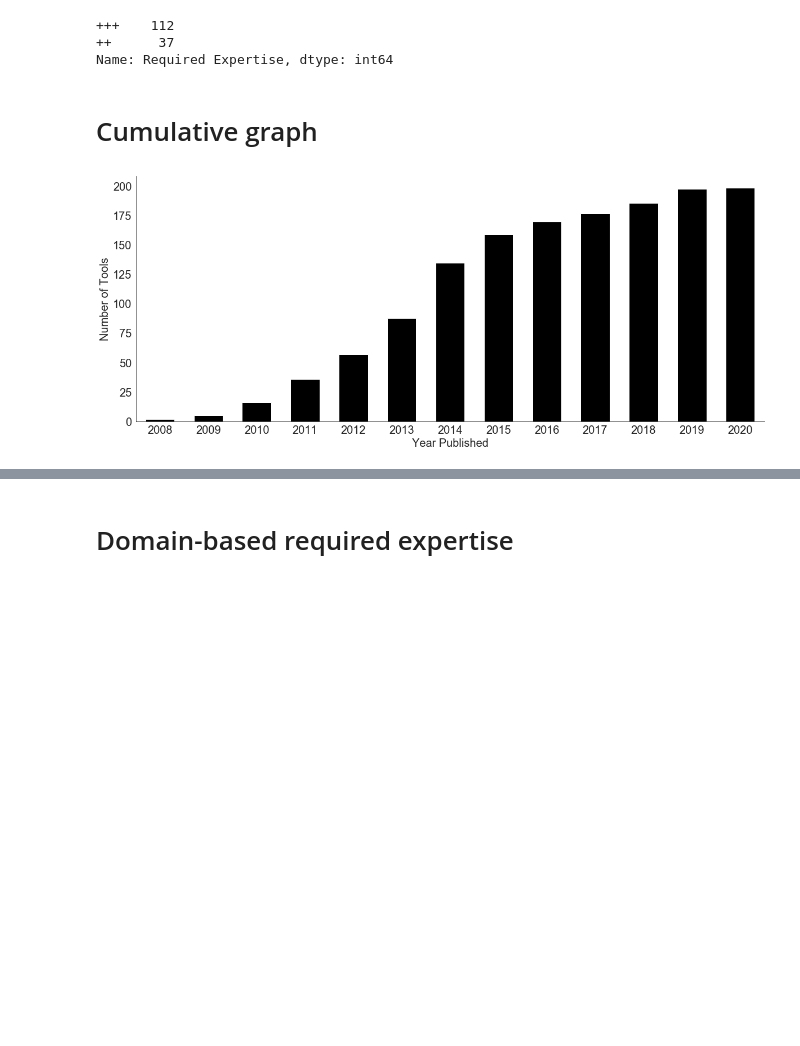
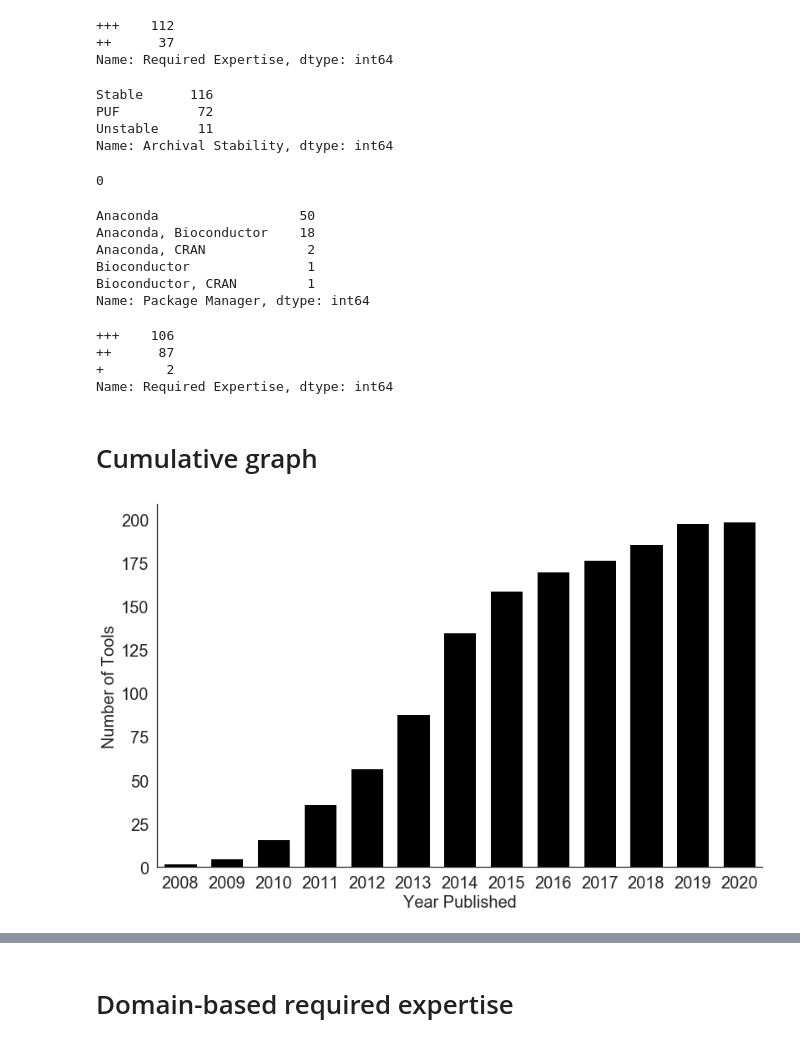
Before and after one commit to LizChang/RNA_seq_figures, a Jupyter notebook: notebooks/RNA_Seq_table.ipynb, the cells around one changed output, grey strips where cells are left out. Cells and saved outputs as stored; diff of their text form; code cells hidden in the pictures; blank space fills up the shorter version.

Commit message:
new figures

```diff
--- a/notebooks/RNA_Seq_table.ipynb
+++ b/notebooks/RNA_Seq_table.ipynb
@@ -37,42 +37,70 @@ data['Required Expertise'].value_counts()
 +++    112
 ++      37
 Name: Required Expertise, dtype: int64
+# %%
+data['Archival Stability'].value_counts()
+# %% [output]
+Stable      116
+PUF          72
+Unstable     11
+Name: Archival Stability, dtype: int64
+# %%
+(data['Package Manager']=='').sum()
+# %% [output]
+0
+# %%
+data['Package Manager'].value_counts()
+# %% [output]
+Anaconda                  50
+Anaconda, Bioconductor    18
+Anaconda, CRAN             2
+Bioconductor               1
+Bioconductor, CRAN         1
+Name: Package Manager, dtype: int64
+# %%
+data1 = pd.read_csv('../data/table1.csv')
+data1['Required Expertise'].value_counts()
+# %% [output]
++++    106
+++      87
++        2
+Name: Required Expertise, dtype: int64
 # %% [markdown]
 # Cumulative graph
 # %%
 #Read in data & create total column
 bar_data = pd.read_csv("../data/year_count.csv")
 bar_data["total"] = bar_data.cumulation
 
 #Set general plot properties
 sns.set_style("white")
-sns.set_context({"figure.figsize": (20, 8)})
+sns.set_context({"figure.figsize": (13, 8)})
 
 #Plot 1 - background - "total"
 g=sns.barplot(x = bar_data.Year_Published, y = bar_data.total, color = "black")
 plt.ylabel("Number of Tools")
 plt.xlabel("Year Published")
 sns.despine()
 
 for item in ([g.xaxis.label, g.yaxis.label] +
              g.get_xticklabels() + g.get_yticklabels()):
     item.set_fontsize(20)
 def change_width(g, new_value) :
     for patch in g.patches :
         current_width = patch.get_width()
         diff = current_width - new_value
 
         # we change the bar width
         patch.set_width(new_value)
 
         # we recenter the bar
         patch.set_x(patch.get_x() + diff * .5)
 
-change_width(g, .6)
+change_width(g, .7)
 
 plt.savefig('../figures/figure1.png')
 # %% [output]
-[figure, old version]
+[figure, new version]
 # %%
 #Read in data & create total column
 stacked_bar_data = pd.read_csv("../data/year_count.csv")
```
Also changed, not shown: parts of 5 cells of this notebook, 8 other files.
